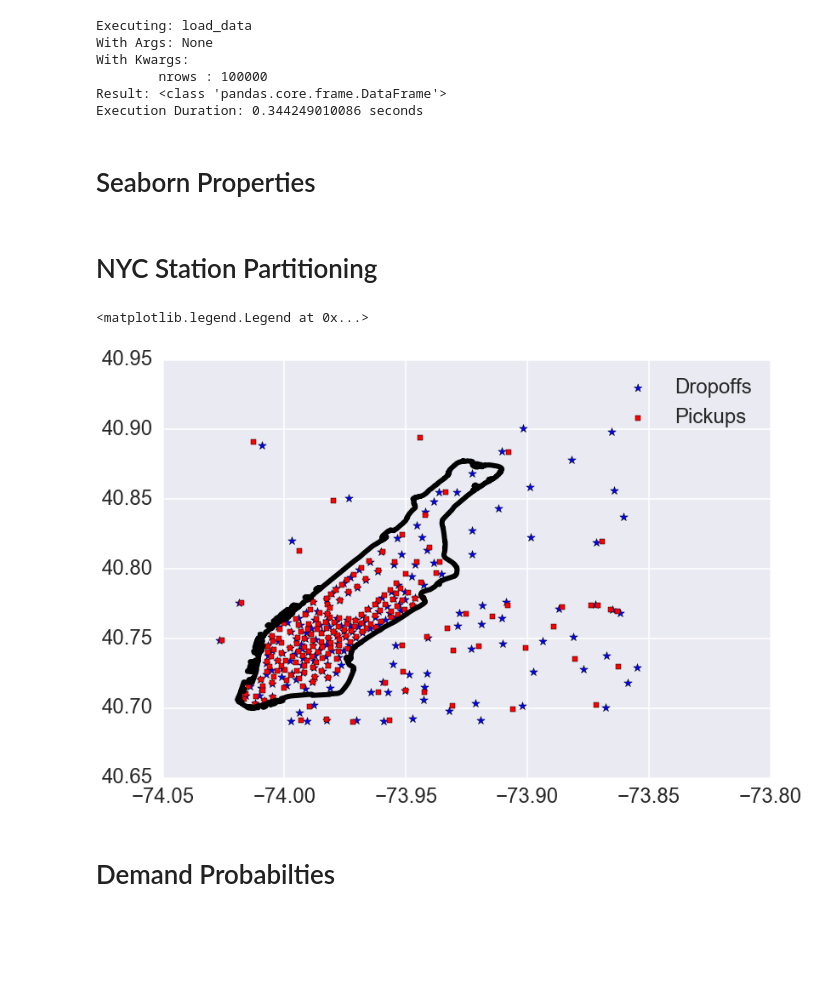
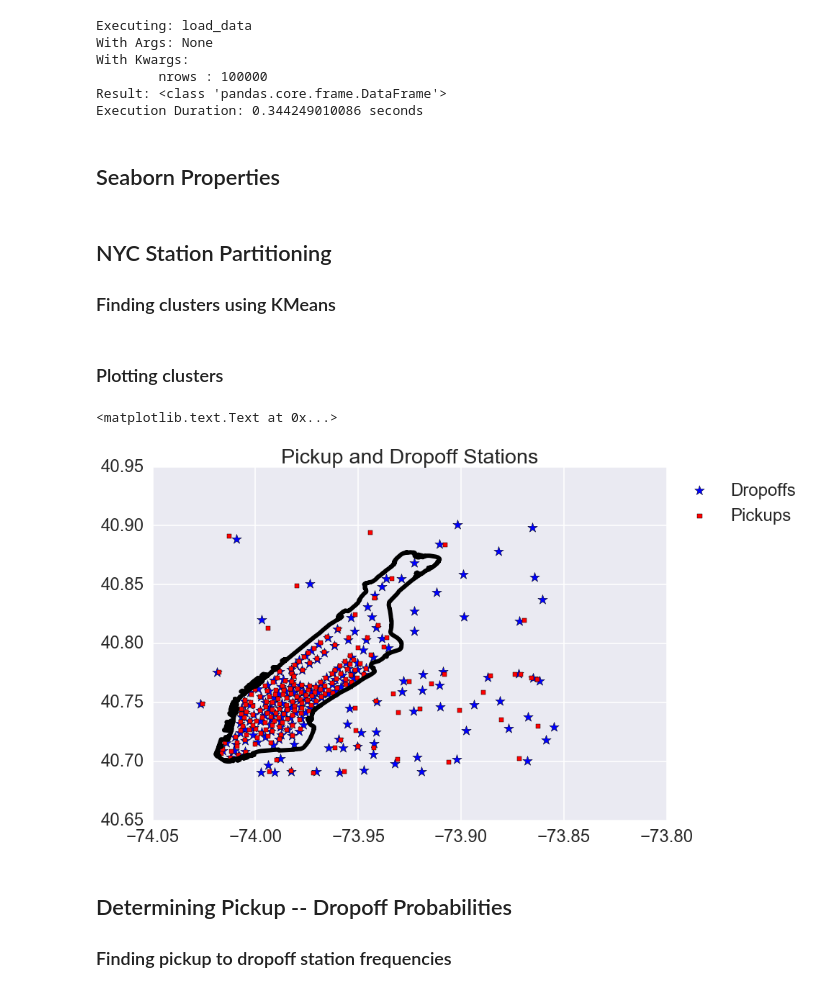
Before and after one commit to a20r/nyc-taxi-analysis, a Jupyter notebook: scripts/demand_prediction.ipynb, the cells around one changed output. Cells and saved outputs as stored; diff of their text form; code cells hidden in the pictures; blank space fills up the shorter version.

```diff
--- a/scripts/demand_prediction.ipynb
+++ b/scripts/demand_prediction.ipynb
@@ -23,32 +23,37 @@ With Kwargs:
 Result: <class 'pandas.core.frame.DataFrame'>
 Execution Duration: 0.344249010086 seconds
 # %% [markdown]
-# Seaborn Properties
+## Seaborn Properties
 # %%
 sns.set_context("poster", font_scale=1.5)
 # %% [markdown]
-# NYC Station Partitioning
+## NYC Station Partitioning
+### Finding clusters using KMeans
 # %%
 n_clusters = 200
 pickup_cls = clustering.cluster_pickups(df, n_clusters=n_clusters)
 dropoff_cls = clustering.cluster_dropoffs(df, n_clusters=n_clusters)
+# %% [markdown]
+### Plotting clusters
 # %%
 fig, ax = plt.subplots(1, 1)
 plotting.plot_manhattan(ax)
 ax.scatter(
     dropoff_cls.cluster_centers_[:, 0],
     dropoff_cls.cluster_centers_[:, 1],
-    marker="*", s=100, c="b", label="Dropoffs")
+    marker="*", s=200, c="b", label="Dropoffs")
 ax.scatter(
     pickup_cls.cluster_centers_[:, 0],
     pickup_cls.cluster_centers_[:, 1],
     marker="s", s=40, c="r", label="Pickups")
-ax.legend()
+ax.legend(bbox_to_anchor=(1, 1), loc=2)
+ax.set_title("Pickup and Dropoff Stations")
 # %% [output]
-<matplotlib.legend.Legend at 0x...>
+<matplotlib.text.Text at 0x...>
-[figure, old version]
+[figure, new version]
-# %% [markdown]
-# Demand Probabilties
+# %% [markdown]
+## Determining Pickup -- Dropoff Probabilities
+### Finding pickup to dropoff station frequencies
 # %%
 import tqdm
 freqs = np.zeros((n_clusters, n_clusters))
```
Also changed, not shown: parts of 8 cells of this notebook, 1 other file.
